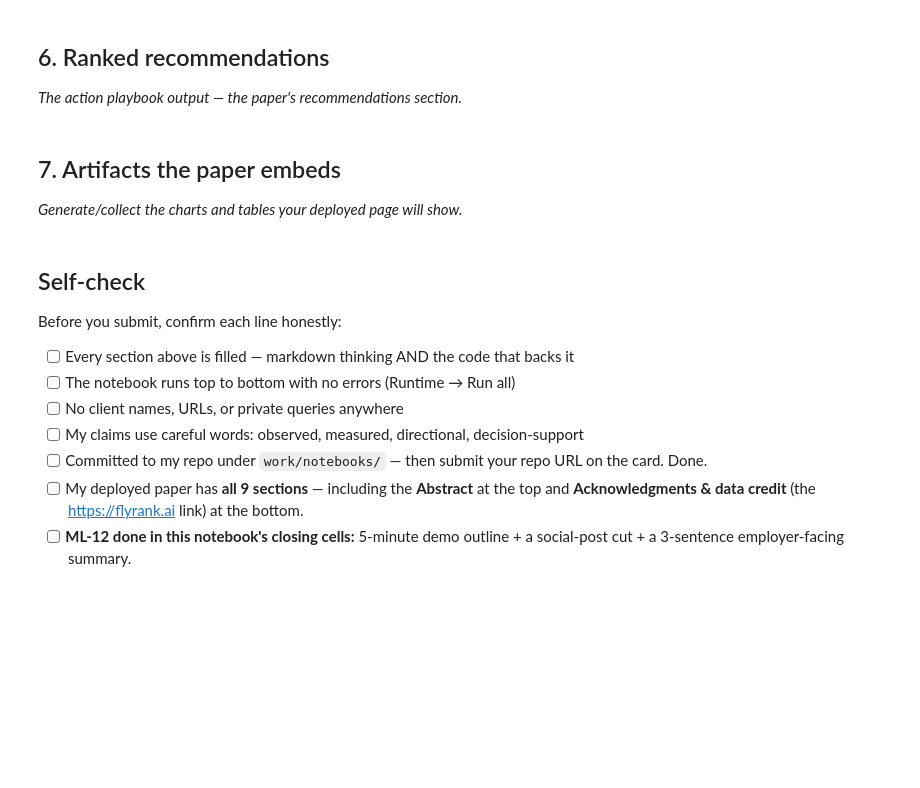
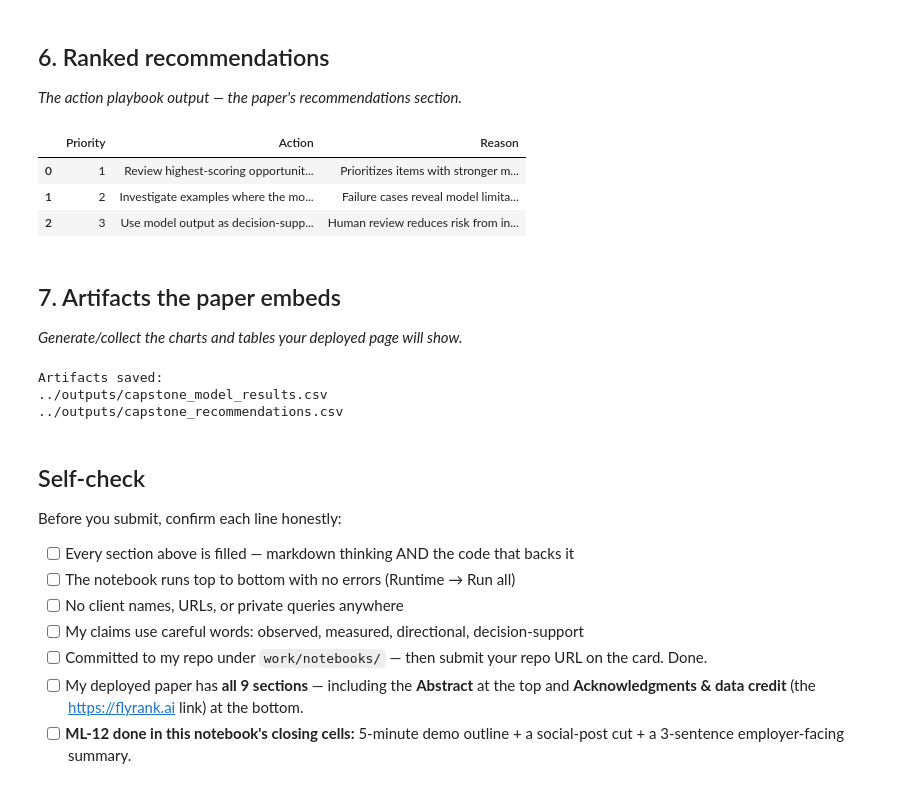
Before and after one commit to RamaKousalya/FlyRank, a Jupyter notebook: work/notebooks/capstone.ipynb, the cells around one changed output. Cells and saved outputs as stored; diff of their text form; code cells hidden in the pictures; blank space fills up the shorter version.

```diff
--- a/work/notebooks/capstone.ipynb
+++ b/work/notebooks/capstone.ipynb
@@ -30,10 +185,54 @@ This skeleton is yours to fill. Work the sections **in order** — each one has
 ## 6. Ranked recommendations
 
 *The action playbook output — the paper's recommendations section.*
+# %%
+recommendations = pd.DataFrame({
+    "Priority": [1, 2, 3],
+    "Action": [
+        "Review highest-scoring opportunities first",
+        "Investigate examples where the model is incorrect",
+        "Use model output as decision-support, not automatic action"
+    ],
+    "Reason": [
+        "Prioritizes items with stronger model evidence",
+        "Failure cases reveal model limitations",
+        "Human review reduces risk from incorrect predictions"
+    ]
+})
+
+display(recommendations)
+# %% [output]
+|  | Priority | Action | Reason |
+| 0 | 1 | Review highest-scoring opportunit... | Prioritizes items with stronger m... |
+| 1 | 2 | Investigate examples where the mo... | Failure cases reveal model limita... |
+| 2 | 3 | Use model output as decision-supp... | Human review reduces risk from in... |
 # %% [markdown]
 ## 7. Artifacts the paper embeds
 
 *Generate/collect the charts and tables your deployed page will show.*
+# %%
+from pathlib import Path
+
+output_dir = Path("../outputs")
+output_dir.mkdir(exist_ok=True)
+
+results.to_csv(
+    output_dir / "capstone_model_results.csv",
+    index=False
+)
+
+recommendations.to_csv(
+    output_dir / "capstone_recommendations.csv",
+    index=False
+)
+
+print("Artifacts saved:")
+print(output_dir / "capstone_model_results.csv")
+print(output_dir / "capstone_recommendations.csv")
+# %% [output]
+Artifacts saved:
+../outputs/capstone_model_results.csv
+../outputs/capstone_recommendations.csv
 # %% [markdown]
 ## Self-check
 
```
Also changed, not shown: parts of 5 cells of this notebook.
